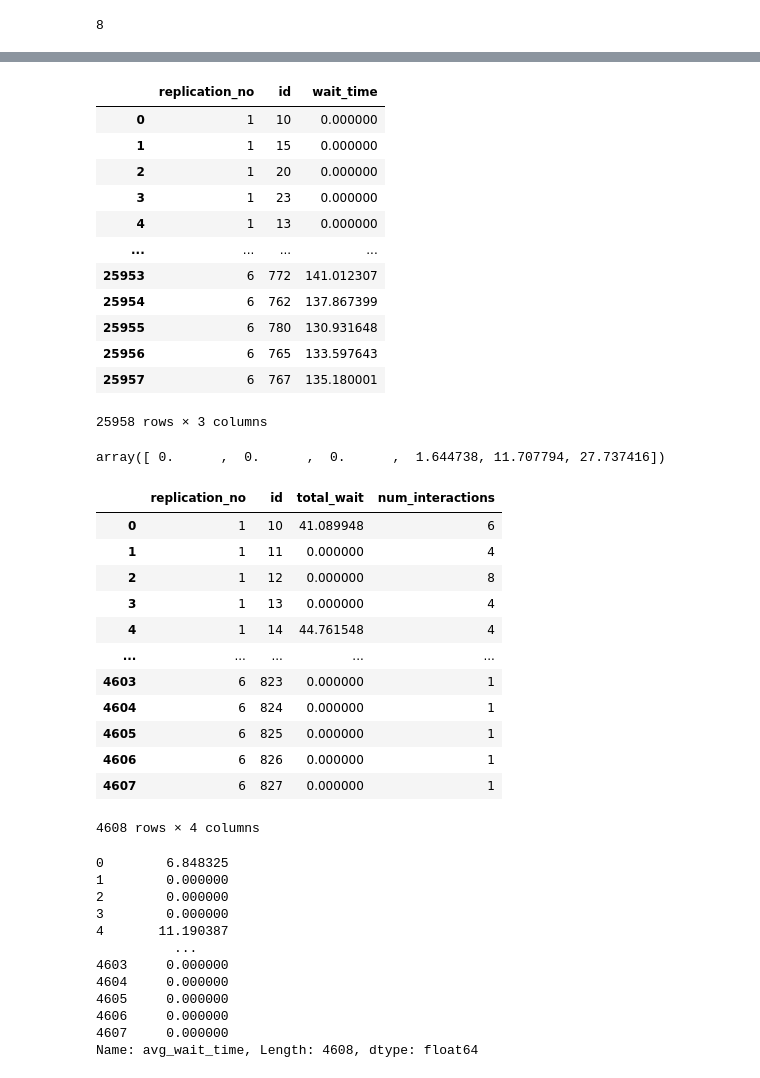
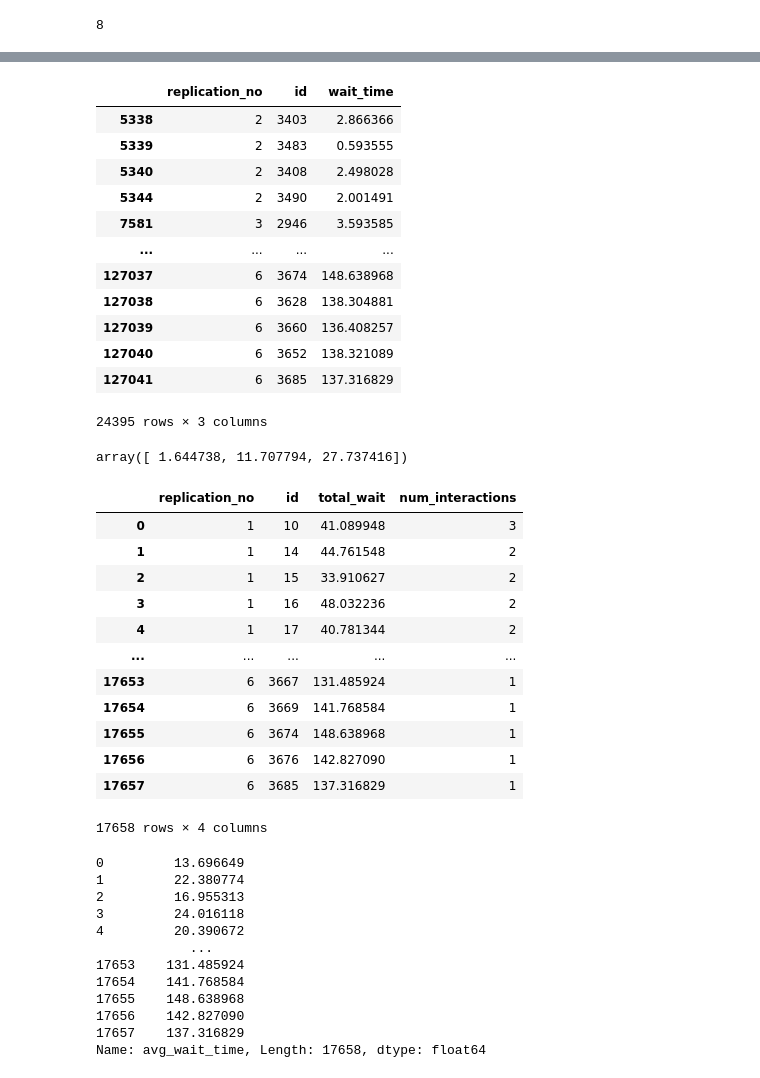
Before and after one commit to Ezio99/CS5233_Simulation, a Jupyter notebook: Assignment2/Analysis Scripts/AnalysisScript.ipynb, the cells around one changed output, grey strips where cells are left out. Drawn from its saved outputs; the diff is of its cells as text; code cells hidden in the pictures.

Commit message:
Ignoring 0 wait time queues

```diff
--- a/Assignment2/Analysis Scripts/AnalysisScript.ipynb
+++ b/Assignment2/Analysis Scripts/AnalysisScript.ipynb
@@ -57,21 +57,24 @@ all_waits
 # %%
 combined_df = pd.concat(all_waits, ignore_index=True)
 
+# Filtering all ones where we 0 waiting time
+combined_df = combined_df[combined_df["wait_time"] > 0]
+
 combined_df
 # %% [output]
 |  | replication_no | id | wait_time |
-| 0 | 1 | 10 | 0.000000 |
-| 1 | 1 | 15 | 0.000000 |
-| 2 | 1 | 20 | 0.000000 |
-| 3 | 1 | 23 | 0.000000 |
-| 4 | 1 | 13 | 0.000000 |
+| 5338 | 2 | 3403 | 2.866366 |
+| 5339 | 2 | 3483 | 0.593555 |
+| 5340 | 2 | 3408 | 2.498028 |
+| 5344 | 2 | 3490 | 2.001491 |
+| 7581 | 3 | 2946 | 3.593585 |
 | ... | ... | ... | ... |
-| 25953 | 6 | 772 | 141.012307 |
-| 25954 | 6 | 762 | 137.867399 |
-| 25955 | 6 | 780 | 130.931648 |
-| 25956 | 6 | 765 | 133.597643 |
-| 25957 | 6 | 767 | 135.180001 |
+| 127037 | 6 | 3674 | 148.638968 |
+| 127038 | 6 | 3628 | 138.304881 |
+| 127039 | 6 | 3660 | 136.408257 |
+| 127040 | 6 | 3652 | 138.321089 |
+| 127041 | 6 | 3685 | 137.316829 |
-25958 rows × 3 columns
+24395 rows × 3 columns
 # %%
 def get_wait_times(replication_no, tourist_id, df):
     """
@@ -90,7 +93,7 @@ def get_wait_times(replication_no, tourist_id, df):
 
 get_wait_times(1,10,combined_df)
 # %% [output]
-array([ 0.      ,  0.      ,  0.      ,  1.644738, 11.707794, 27.737416])
+array([ 1.644738, 11.707794, 27.737416])
 # %%
 tourist_avg_waits = (
     combined_df.groupby(["replication_no", "id"])
@@ -100,35 +103,35 @@ tourist_avg_waits = (
 tourist_avg_waits
 # %% [output]
 |  | replication_no | id | total_wait | num_interactions |
-| 0 | 1 | 10 | 41.089948 | 6 |
-| 1 | 1 | 11 | 0.000000 | 4 |
-| 2 | 1 | 12 | 0.000000 | 8 |
-| 3 | 1 | 13 | 0.000000 | 4 |
-| 4 | 1 | 14 | 44.761548 | 4 |
+| 0 | 1 | 10 | 41.089948 | 3 |
+| 1 | 1 | 14 | 44.761548 | 2 |
+| 2 | 1 | 15 | 33.910627 | 2 |
+| 3 | 1 | 16 | 48.032236 | 2 |
+| 4 | 1 | 17 | 40.781344 | 2 |
 | ... | ... | ... | ... | ... |
-| 4603 | 6 | 823 | 0.000000 | 1 |
-| 4604 | 6 | 824 | 0.000000 | 1 |
-| 4605 | 6 | 825 | 0.000000 | 1 |
-| 4606 | 6 | 826 | 0.000000 | 1 |
-| 4607 | 6 | 827 | 0.000000 | 1 |
+| 17653 | 6 | 3667 | 131.485924 | 1 |
+| 17654 | 6 | 3669 | 141.768584 | 1 |
+| 17655 | 6 | 3674 | 148.638968 | 1 |
+| 17656 | 6 | 3676 | 142.827090 | 1 |
+| 17657 | 6 | 3685 | 137.316829 | 1 |
-4608 rows × 4 columns
+17658 rows × 4 columns
 # %%
 tourist_avg_waits["avg_wait_time"] = tourist_avg_waits["total_wait"] / tourist_avg_waits["num_interactions"]
 
 tourist_avg_waits["avg_wait_time"]
 # %% [output]
-0        6.848325
-1        0.000000
-2        0.000000
-3        0.000000
-4       11.190387
-          ...
-4603     0.000000
-4604     0.000000
-4605     0.000000
-4606     0.000000
-4607     0.000000
-Name: avg_wait_time, Length: 4608, dtype: float64
+0         13.696649
+1         22.380774
+2         16.955313
+3         24.016118
+4         20.390672
+            ...
+17653    131.485924
+17654    141.768584
+17655    148.638968
+17656    142.827090
+17657    137.316829
+Name: avg_wait_time, Length: 17658, dtype: float64
 # %%
 replication_avg = (
     tourist_avg_waits.groupby("replication_no")["avg_wait_time"]
```
Also changed, not shown: parts of 2 cells of this notebook, 10 other files.
